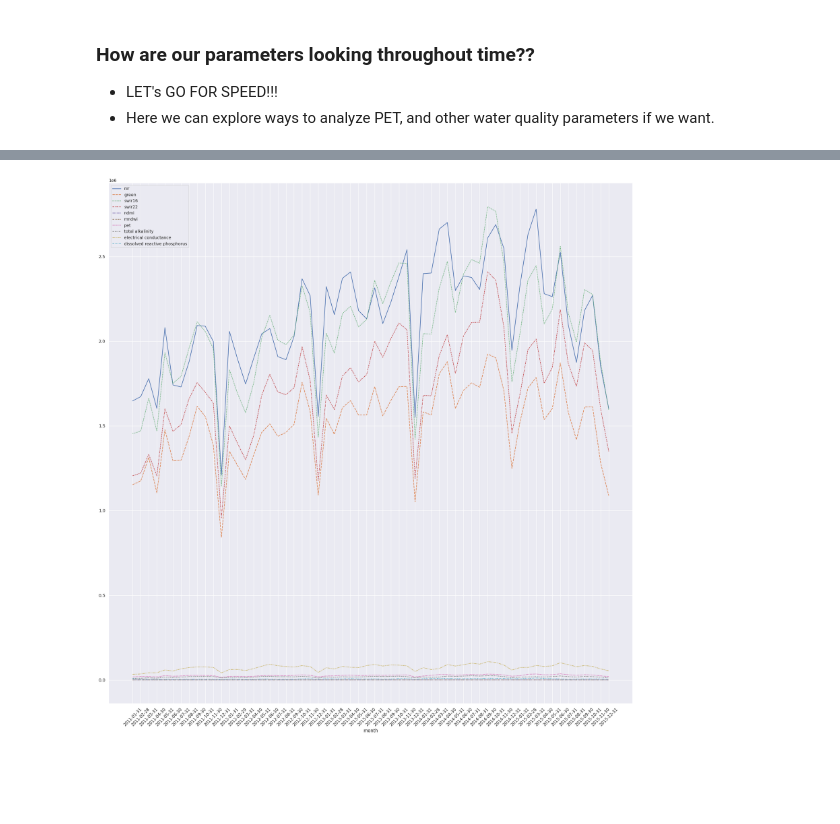
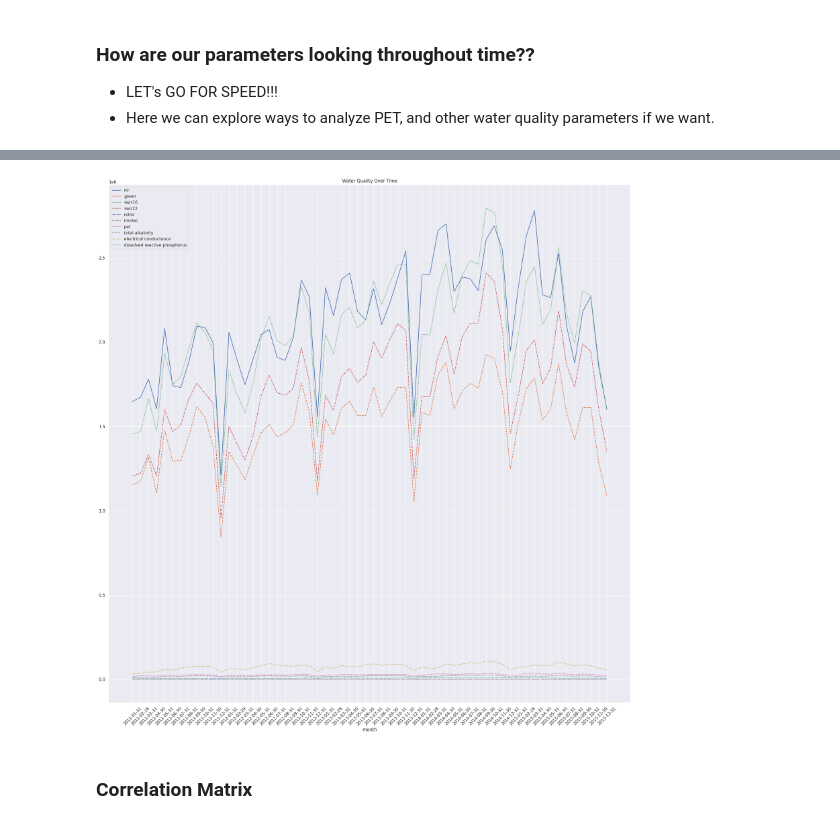
Before and after one commit to kylerod22/siads593-water-sustainability, a Jupyter notebook: 08-rjbest-sungmiki-kylerod-2026winter/src/EDA_RJ.ipynb, the cells around one changed output, grey strips where cells are left out. Cells and saved outputs as stored; diff of their text form; code cells hidden in the pictures; blank space fills up the shorter version.

```diff
--- a/08-rjbest-sungmiki-kylerod-2026winter/src/EDA_RJ.ipynb
+++ b/08-rjbest-sungmiki-kylerod-2026winter/src/EDA_RJ.ipynb
@@ -217,6 +251,9 @@ pivot_table = gdf[['nir', 'green','swir16', 'swir22', 'ndmi', 'mndwi', 'pet', 't
 # %%
 fig, ax = plt.subplots(figsize=(25, 25));
 sns.lineplot(data=pivot_table)
-plt.xticks(rotation=45);
+plt.xticks(rotation=45)
+plt.title('Water Quality Over Time');
 # %% [output]
-[figure, old version]
+[figure, new version]
+# %% [markdown]
+### Correlation Matrix
```
Also changed, not shown: parts of 16 cells of this notebook.
